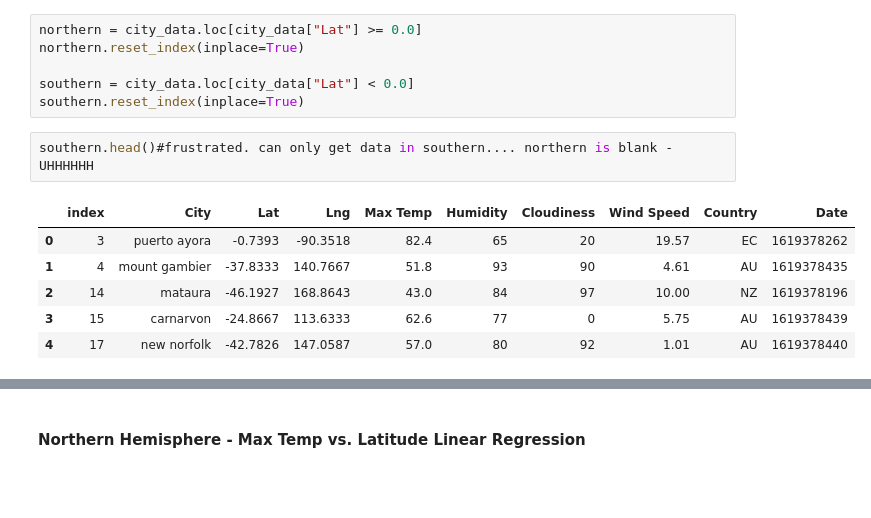
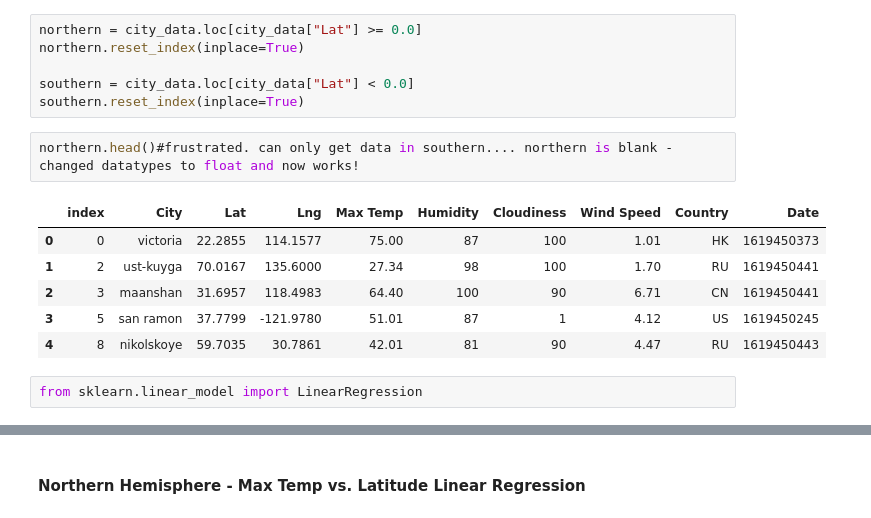
Before and after one commit to DrummerGirlLB/python-api-challenge, a Jupyter notebook: Instructions/starter_code/WeatherPy.ipynb, the cells around one changed output, grey strips where cells are left out. Cells and saved outputs as stored; diff of their text form; blank space fills up the shorter version.

```diff
--- a/Instructions/starter_code/WeatherPy.ipynb
+++ b/Instructions/starter_code/WeatherPy.ipynb
@@ -281,11 +301,13 @@ northern.reset_index(inplace=True)
 southern = city_data.loc[city_data["Lat"] < 0.0]
 southern.reset_index(inplace=True)
 # %%
-southern.head()#frustrated. can only get data in southern.... northern is blank - UHHHHHH
+northern.head()#frustrated. can only get data in southern.... northern is blank - changed datatypes to float and now works!
 # %% [output]
 |  | index | City | Lat | Lng | Max Temp | Humidity | Cloudiness | Wind Speed | Country | Date |
-| 0 | 3 | puerto ayora | -0.7393 | -90.3518 | 82.4 | 65 | 20 | 19.57 | EC | 1619378262 |
-| 1 | 4 | mount gambier | -37.8333 | 140.7667 | 51.8 | 93 | 90 | 4.61 | AU | 1619378435 |
-| 2 | 14 | mataura | -46.1927 | 168.8643 | 43.0 | 84 | 97 | 10.00 | NZ | 1619378196 |
-| 3 | 15 | carnarvon | -24.8667 | 113.6333 | 62.6 | 77 | 0 | 5.75 | AU | 1619378439 |
-| 4 | 17 | new norfolk | -42.7826 | 147.0587 | 57.0 | 80 | 92 | 1.01 | AU | 1619378440 |
+| 0 | 0 | victoria | 22.2855 | 114.1577 | 75.00 | 87 | 100 | 1.01 | HK | 1619450373 |
+| 1 | 2 | ust-kuyga | 70.0167 | 135.6000 | 27.34 | 98 | 100 | 1.70 | RU | 1619450441 |
+| 2 | 3 | maanshan | 31.6957 | 118.4983 | 64.40 | 100 | 90 | 6.71 | CN | 1619450441 |
+| 3 | 5 | san ramon | 37.7799 | -121.9780 | 51.01 | 87 | 1 | 4.12 | US | 1619450245 |
+| 4 | 8 | nikolskoye | 59.7035 | 30.7861 | 42.01 | 81 | 90 | 4.47 | RU | 1619450443 |
+# %%
+from sklearn.linear_model import LinearRegression
```
Also changed, not shown: parts of 28 cells of this notebook, 13 other files.
